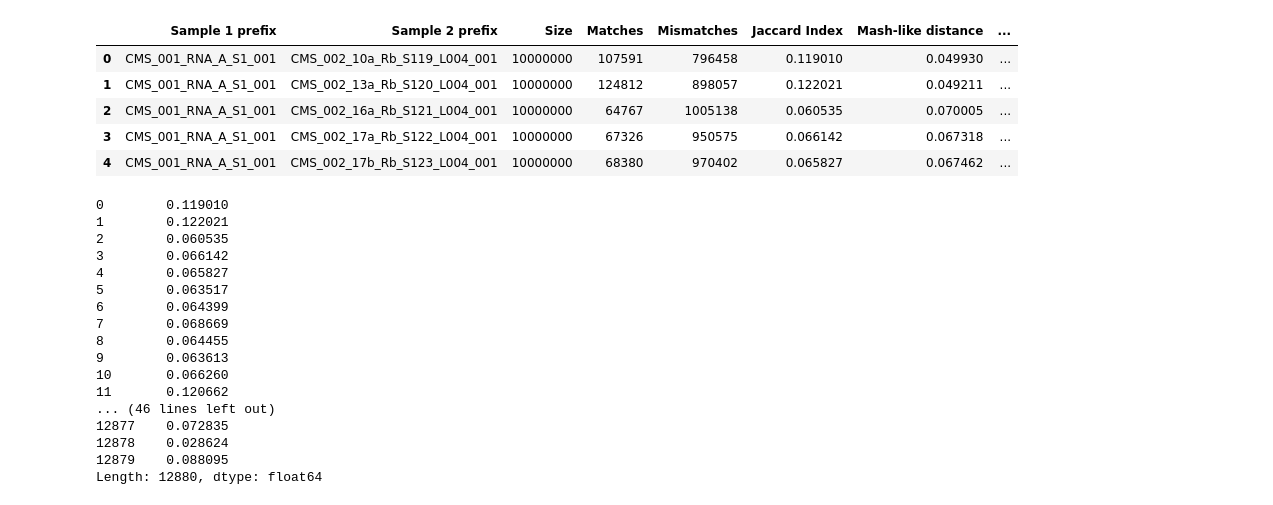
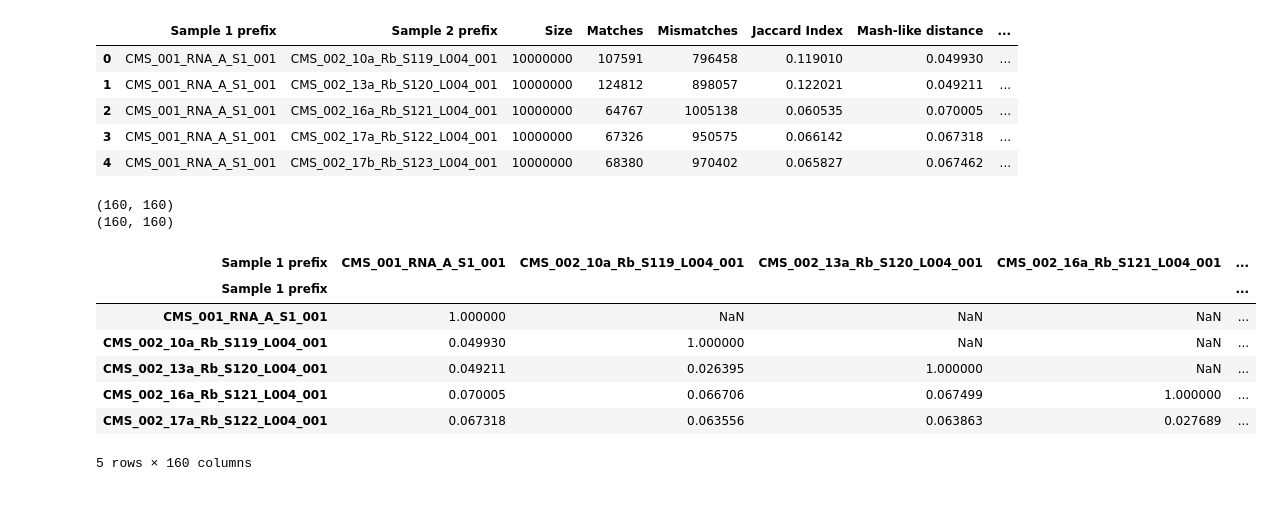
Before and after one commit to czbiohub/sketch-compare, a Jupyter notebook: visualization.ipynb, the cells around one changed output. Cells and saved outputs as stored; diff of their text form; code cells hidden in the pictures.

```diff
--- a/visualization.ipynb
+++ b/visualization.ipynb
@@ -62,22 +61,4 @@ dd_tsv_w_labels.head()
 | 3 | CMS_001_RNA_A_S1_001 | CMS_002_17a_Rb_S122_L004_001 | 10000000 | 67326 | 950575 | 0.066142 | 0.067318 | ... |
 | 4 | CMS_001_RNA_A_S1_001 | CMS_002_17b_Rb_S123_L004_001 | 10000000 | 68380 | 970402 | 0.065827 | 0.067462 | ... |
 # %%
-dd_tsv.Matches/(dd_tsv.Matches + dd_tsv.Mismatches)
+# dd_tsv.Matches/(dd_tsv.Matches + dd_tsv.Mismatches)
-# %% [output]
-0        0.119010
-1        0.122021
-2        0.060535
-3        0.066142
-4        0.065827
-5        0.063517
-6        0.064399
-7        0.068669
-8        0.064455
-9        0.063613
-10       0.066260
-11       0.120662
-... (46 lines left out)
-12877    0.072835
-12878    0.028624
-12879    0.088095
-Length: 12880, dtype: float64
@@ -93 +65,27 @@ data2d.head()
+# %%
+# pivot table for heatmap and fill values
+dd_tsv_pivot = dd_tsv.pivot(columns="Sample 1 prefix", index="Sample 2 prefix", values="Mash-like distance")
+print(dd_tsv_pivot.shape)
+
+dd_tsv_pivot = dd_tsv_pivot.loc[dd_tsv_pivot.columns, :]
+print(dd_tsv_pivot.shape)
+
+np.fill_diagonal(dd_tsv_pivot.values, 1)
+
+dd_tsv_pivot.T.head()
+
+dd_tsv_pivot.fillna(0) + dd_tsv_pivot.T.fillna(0) - np.diag(dd_tsv_pivot.values.diagonal())
+
+dd_tsv_pivot.head()
+# %% [output]
+(160, 160)
+(160, 160)
+| Sample 1 prefix | CMS_001_RNA_A_S1_001 | CMS_002_10a_Rb_S119_L004_001 | CMS_002_13a_Rb_S120_L004_001 | CMS_002_16a_Rb_S121_L004_001 | ... |
+| Sample 1 prefix |  |  |  |  | ... |
+| CMS_001_RNA_A_S1_001 | 1.000000 | NaN | NaN | NaN | ... |
+| CMS_002_10a_Rb_S119_L004_001 | 0.049930 | 1.000000 | NaN | NaN | ... |
+| CMS_002_13a_Rb_S120_L004_001 | 0.049211 | 0.026395 | 1.000000 | NaN | ... |
+| CMS_002_16a_Rb_S121_L004_001 | 0.070005 | 0.066706 | 0.067499 | 1.000000 | ... |
+| CMS_002_17a_Rb_S122_L004_001 | 0.067318 | 0.063556 | 0.063863 | 0.027689 | ... |
+5 rows × 160 columns
 # %%
```
Also changed, not shown: parts of 10 cells of this notebook.
